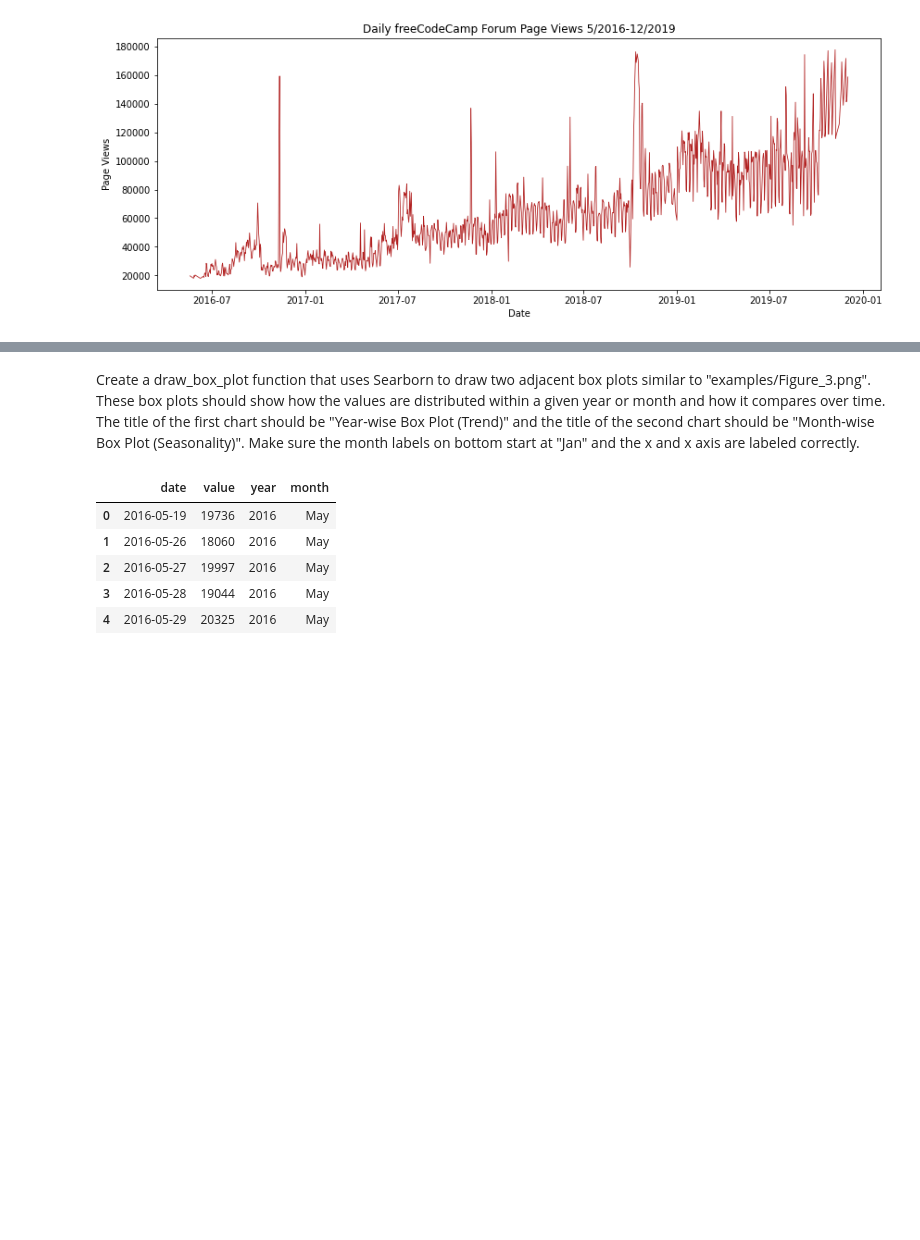
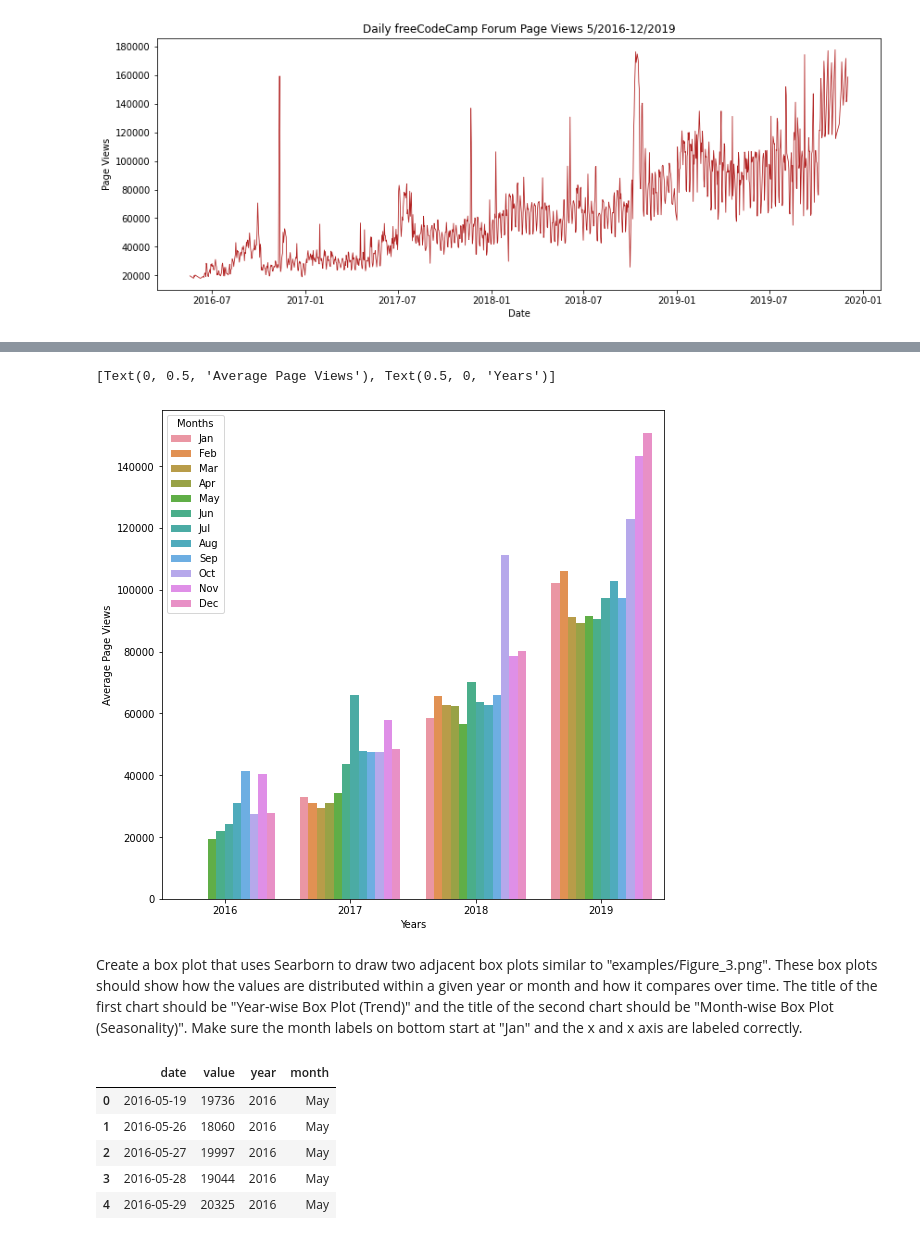
Before and after one commit to FelipeMoreira01/Boilerplate-FCC, a Jupyter notebook: Time_series.ipynb, the cells around one changed output, grey strips where cells are left out. Drawn from its saved outputs; the diff is of its cells as text; code cells hidden in the pictures; blank space fills up the shorter version.

```diff
--- a/Time_series.ipynb
+++ b/Time_series.ipynb
@@ -67,0 +60,9 @@ df_bar
+# %%
+Months = ['Jan', 'Feb', 'Mar', 'Apr', 'May', 'Jun',  'Jul', 'Aug', 'Sep', 'Oct', 'Nov', 'Dec']
+fig = plt.figure(figsize=(9,9))
+fig = sns.barplot(x="year", y="value",data=df_bar, hue="month", hue_order=Months, ci=None)
+plt.legend(title="Months", loc=2)
+fig.set(xlabel="Years", ylabel="Average Page Views")
+# %% [output]
+[Text(0, 0.5, 'Average Page Views'), Text(0.5, 0, 'Years')]
+[figure, added]
@@ -68,5 +72,5 @@ df_bar
 # %% [markdown]
-Create a draw_box_plot function that uses Searborn to draw two adjacent box plots similar to "examples/Figure_3.png". These box plots should show how the values are distributed within a given year or month and how it compares over time. The title of the first chart should be "Year-wise Box Plot (Trend)" and the title of the second chart should be "Month-wise Box Plot (Seasonality)". Make sure the month labels on bottom start at "Jan" and the x and x axis are labeled correctly.
+Create a box plot that uses Searborn to draw two adjacent box plots similar to "examples/Figure_3.png". These box plots should show how the values are distributed within a given year or month and how it compares over time. The title of the first chart should be "Year-wise Box Plot (Trend)" and the title of the second chart should be "Month-wise Box Plot (Seasonality)". Make sure the month labels on bottom start at "Jan" and the x and x axis are labeled correctly.
 # %%
 df_box = df.copy()
 df_box.reset_index(inplace=True)
```
Also changed, not shown: parts of 4 cells of this notebook.
